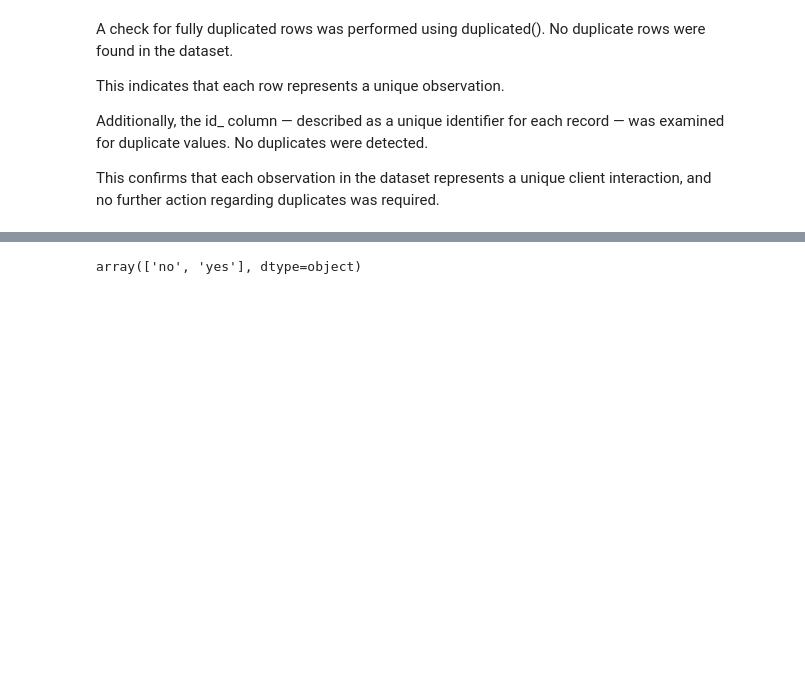
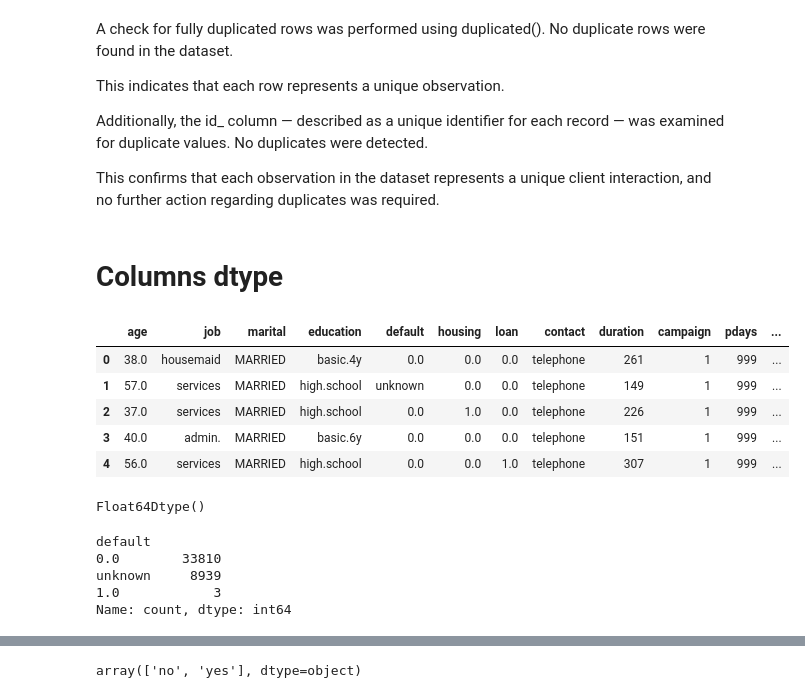
Before and after one commit to Carlos475-create/bank-marketing-eda, a Jupyter notebook: notebooks/01_data_inspection.ipynb, the cells around one changed output, grey strips where cells are left out. Saved outputs shown, nothing was run; the diff lists cells and outputs as text; code cells hidden in the pictures; blank space fills up the shorter version.

Commit message:
Standarized column data types

```diff
--- a/notebooks/01_data_inspection.ipynb
+++ b/notebooks/01_data_inspection.ipynb
@@ -360,3 +360,14 @@ This indicates that each row represents a unique observation.
 Additionally, the id_ column — described as a unique identifier for each record — was examined for duplicate values. No duplicates were detected.
 
 This confirms that each observation in the dataset represents a unique client interaction, and no further action regarding duplicates was required.
+# %% [markdown]
+# Columns dtype
+# %%
+bank_df.head()
+# %% [output]
+|  | age | job | marital | education | default | housing | loan | contact | duration | campaign | pdays | ... |
+| 0 | 38.0 | housemaid | MARRIED | basic.4y | 0.0 | 0.0 | 0.0 | telephone | 261 | 1 | 999 | ... |
+| 1 | 57.0 | services | MARRIED | high.school | unknown | 0.0 | 0.0 | telephone | 149 | 1 | 999 | ... |
+| 2 | 37.0 | services | MARRIED | high.school | 0.0 | 1.0 | 0.0 | telephone | 226 | 1 | 999 | ... |
+| 3 | 40.0 | admin. | MARRIED | basic.6y | 0.0 | 0.0 | 0.0 | telephone | 151 | 1 | 999 | ... |
+| 4 | 56.0 | services | MARRIED | high.school | 0.0 | 0.0 | 1.0 | telephone | 307 | 1 | 999 | ... |
@@ -362,0 +376,13 @@ This confirms that each observation in the dataset represents a unique client in
+# %%
+bank_df["cons.conf.idx"] = (bank_df["cons.conf.idx"].str.replace(",", ".", regex=False)).astype("Float64")
+bank_df["cons.conf.idx"].dtype
+# %% [output]
+Float64Dtype()
+# %%
+bank_df["default"].value_counts()
+# %% [output]
+default
+0.0        33810
+unknown     8939
+1.0            3
+Name: count, dtype: int64
```
Also changed, not shown: parts of 13 cells of this notebook.
